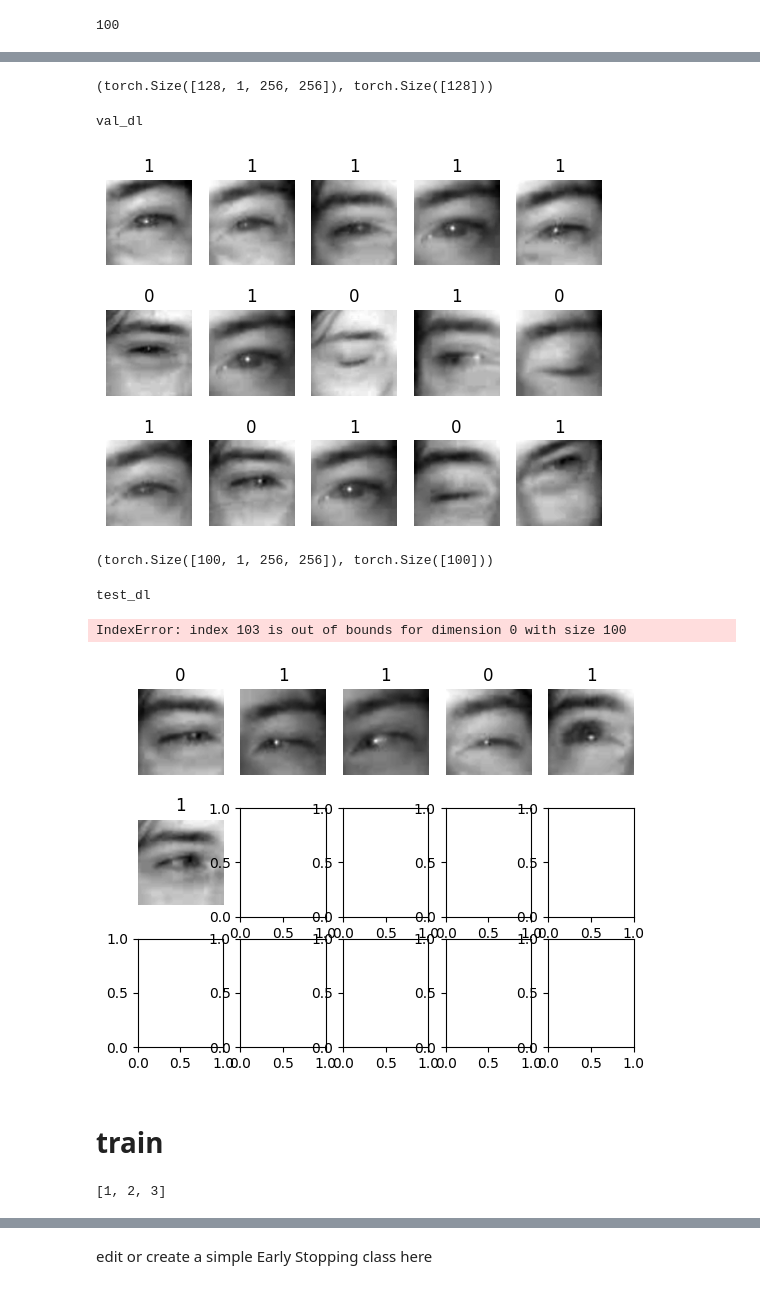
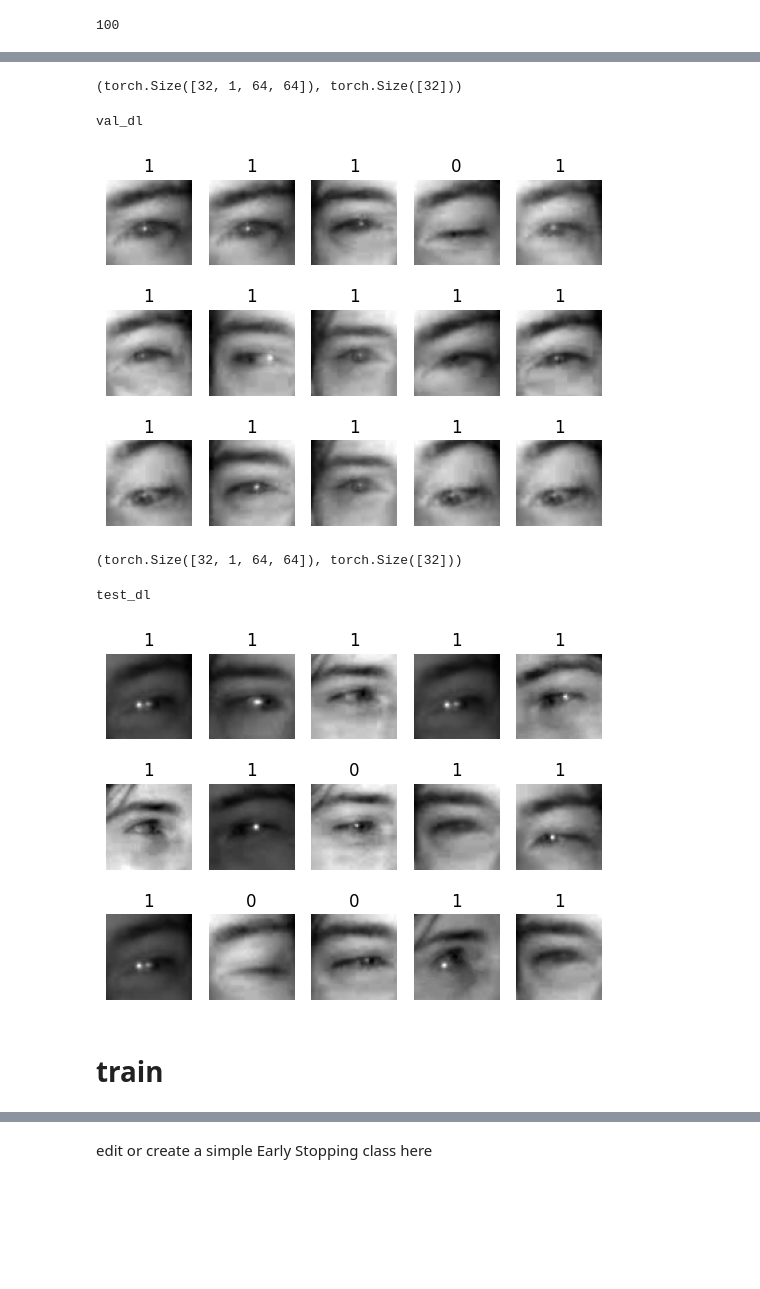
Before and after one commit to haidiazaman/secure-face-capture-python-app, a Jupyter notebook: dev/prepare_scripts.ipynb, the cells around one changed output, grey strips where cells are left out. Drawn from its saved outputs; the diff is of its cells as text; code cells hidden in the pictures; blank space fills up the shorter version.

```diff
--- a/dev/prepare_scripts.ipynb
+++ b/dev/prepare_scripts.ipynb
@@ -162,6 +149,6 @@ torch.Size([1, 50, 50])
 # %%
 # initialise dataset
-input_dim = 256
+input_dim = 64
 
 train_dataset = EyeDataset(
     df=train,
@@ -187,7 +174,7 @@ test_dataset.__len__()
 # %%
 # dataloader
 
-batch_size = 128
+batch_size = 32
 
 from torch.utils.data import DataLoader
 
@@ -220,7 +207,7 @@ print("train_dl")
 rows,cols=3,5
 fig,ax=plt.subplots(rows,cols)
 
-for i,ind in tqdm(enumerate(np.random.randint(0,127,rows*cols))):
+for i,ind in tqdm(enumerate(np.random.randint(0,batch_size,rows*cols))):
     img,label = x_batch[ind],y_batch[ind]
 
     plt.subplot(rows,cols,i+1)
@@ -237,14 +224,14 @@ batch = next(iter(val_dl))
 x_batch,y_batch = batch
 x_batch.shape,y_batch.shape
 # %% [output]
-(torch.Size([128, 1, 256, 256]), torch.Size([128]))
+(torch.Size([32, 1, 64, 64]), torch.Size([32]))
 # %%
 print("val_dl")
 
 rows,cols=3,5
 fig,ax=plt.subplots(rows,cols)
 
-for i,ind in tqdm(enumerate(np.random.randint(0,127,rows*cols))):
+for i,ind in tqdm(enumerate(np.random.randint(0,batch_size,rows*cols))):
     img,label = x_batch[ind],y_batch[ind]
 
     plt.subplot(rows,cols,i+1)
@@ -255,32 +242,31 @@ for i,ind in tqdm(enumerate(np.random.randint(0,127,rows*cols))):
 plt.show()
 # %% [output]
 val_dl
-[figure, old version]
+[figure, new version]
 # %%
 batch = next(iter(test_dl))
 x_batch,y_batch = batch
 x_batch.shape,y_batch.shape
 # %% [output]
-(torch.Size([100, 1, 256, 256]), torch.Size([100]))
+(torch.Size([32, 1, 64, 64]), torch.Size([32]))
 # %%
 print("test_dl")
 
 rows,cols=3,5
 fig,ax=plt.subplots(rows,cols)
 
-for i,ind in tqdm(enumerate(np.random.randint(0,127,rows*cols))):
+for i,ind in tqdm(enumerate(np.random.randint(0,batch_size,rows*cols))):
     img,label = x_batch[ind],y_batch[ind]
 
     plt.subplot(rows,cols,i+1)
     plt.imshow(img.permute(1,2,0),cmap='gray')
     plt.title(label.item())
     plt.axis('off')
 
 plt.show()
 # %% [output]
 test_dl
-IndexError: index 103 is out of bounds for dimension 0 with size 100
-[figure, old version]
+[figure, new version]
 # %% [markdown]
 # train
 # %%
@@ -324,4 +297,0 @@ test = test()
-# %%
-test.generate()
-# %% [output]
-[1, 2, 3]
```
Also changed, not shown: parts of 38 cells of this notebook, 1 other file.
